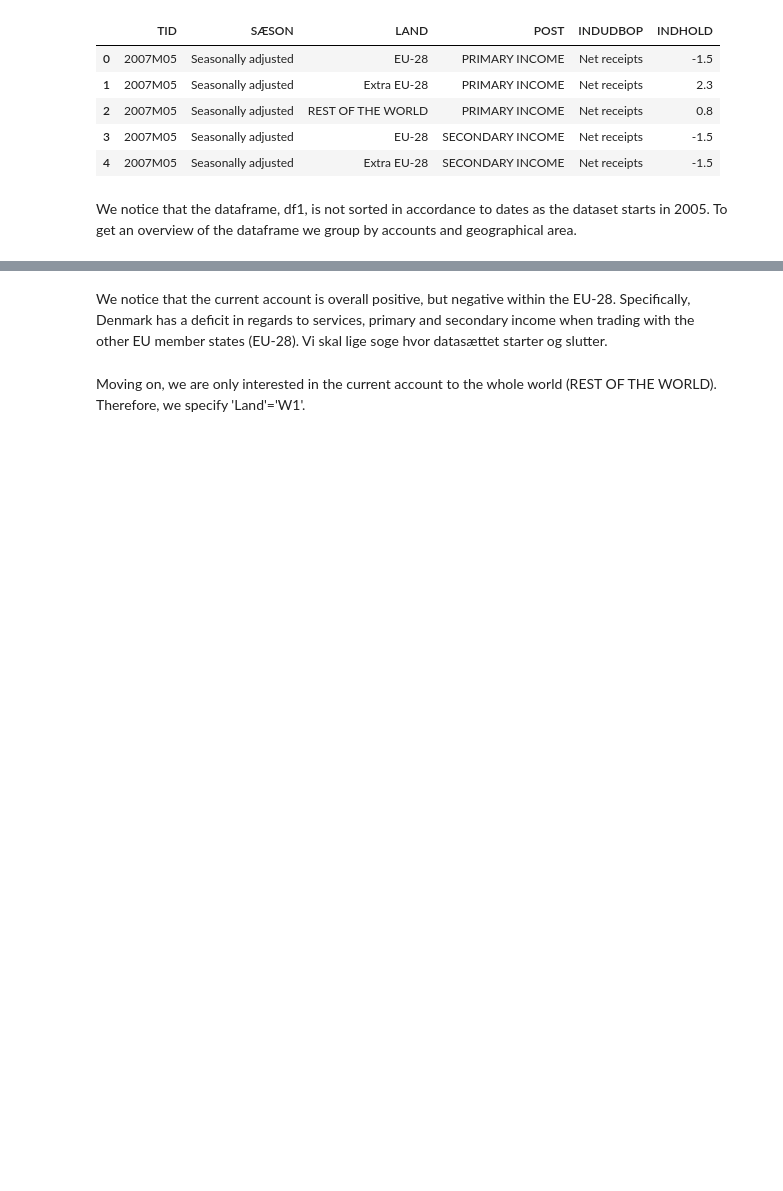
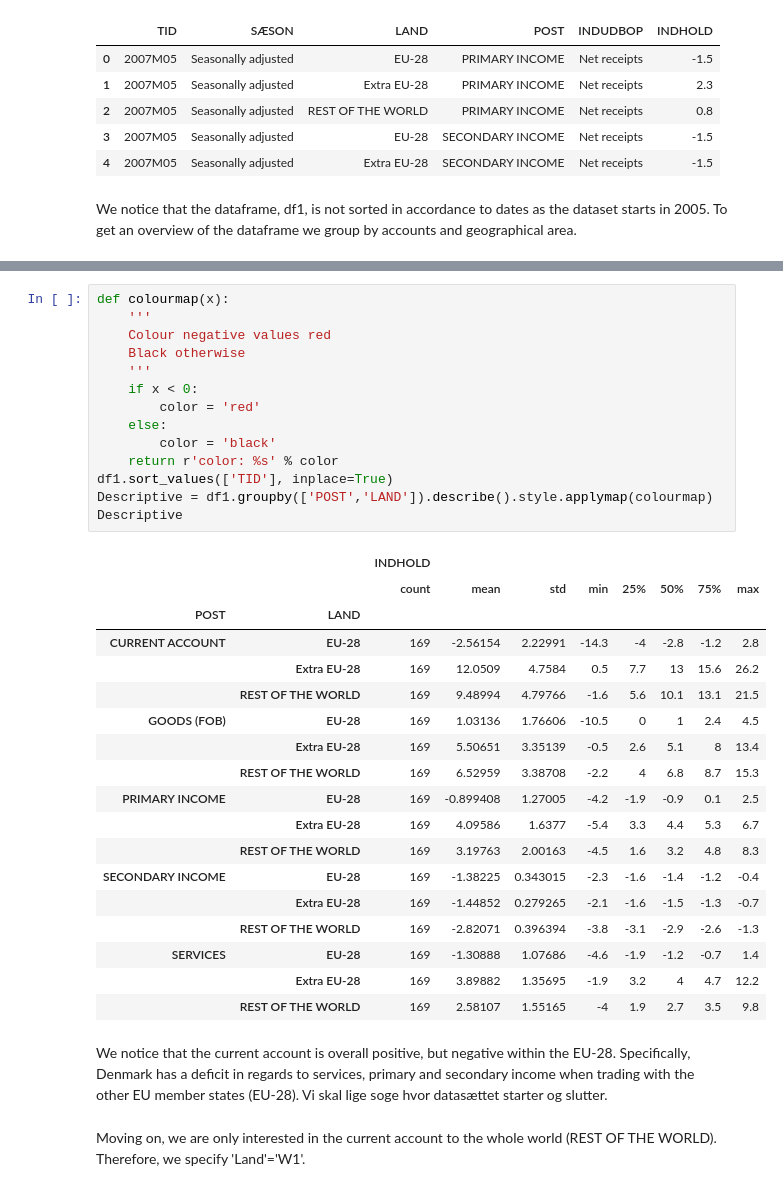
Before and after one commit to NumEconCopenhagen/projects-2019-msc, a Jupyter notebook: dataproject/Data Analysis Project.ipynb, the cells around one changed output, grey strips where cells are left out. Drawn from its saved outputs; the diff is of its cells as text; blank space fills up the shorter version.

```diff
--- a/dataproject/Data Analysis Project.ipynb
+++ b/dataproject/Data Analysis Project.ipynb
@@ -105,3 +84,36 @@ df1.groupby(['POST','LAND']).describe()
+# %%
+def colourmap(x):
+    '''
+    Colour negative values red
+    Black otherwise
+    '''
+    if x < 0:
+        color = 'red'
+    else:
+        color = 'black'
+    return r'color: %s' % color
+df1.sort_values(['TID'], inplace=True)
+Descriptive = df1.groupby(['POST','LAND']).describe().style.applymap(colourmap)
+Descriptive
+# %% [output]
+|  |  | INDHOLD |  |  |  |  |  |  |  |
+|  |  | count | mean | std | min | 25% | 50% | 75% | max |
+| POST | LAND |  |  |  |  |  |  |  |  |
+| CURRENT ACCOUNT | EU-28 | 169 | -2.56154 | 2.22991 | -14.3 | -4 | -2.8 | -1.2 | 2.8 |
+|  | Extra EU-28 | 169 | 12.0509 | 4.7584 | 0.5 | 7.7 | 13 | 15.6 | 26.2 |
+|  | REST OF THE WORLD | 169 | 9.48994 | 4.79766 | -1.6 | 5.6 | 10.1 | 13.1 | 21.5 |
+| GOODS (FOB) | EU-28 | 169 | 1.03136 | 1.76606 | -10.5 | 0 | 1 | 2.4 | 4.5 |
+|  | Extra EU-28 | 169 | 5.50651 | 3.35139 | -0.5 | 2.6 | 5.1 | 8 | 13.4 |
+|  | REST OF THE WORLD | 169 | 6.52959 | 3.38708 | -2.2 | 4 | 6.8 | 8.7 | 15.3 |
+| PRIMARY INCOME | EU-28 | 169 | -0.899408 | 1.27005 | -4.2 | -1.9 | -0.9 | 0.1 | 2.5 |
+|  | Extra EU-28 | 169 | 4.09586 | 1.6377 | -5.4 | 3.3 | 4.4 | 5.3 | 6.7 |
+|  | REST OF THE WORLD | 169 | 3.19763 | 2.00163 | -4.5 | 1.6 | 3.2 | 4.8 | 8.3 |
+| SECONDARY INCOME | EU-28 | 169 | -1.38225 | 0.343015 | -2.3 | -1.6 | -1.4 | -1.2 | -0.4 |
+|  | Extra EU-28 | 169 | -1.44852 | 0.279265 | -2.1 | -1.6 | -1.5 | -1.3 | -0.7 |
+|  | REST OF THE WORLD | 169 | -2.82071 | 0.396394 | -3.8 | -3.1 | -2.9 | -2.6 | -1.3 |
+| SERVICES | EU-28 | 169 | -1.30888 | 1.07686 | -4.6 | -1.9 | -1.2 | -0.7 | 1.4 |
+|  | Extra EU-28 | 169 | 3.89882 | 1.35695 | -1.9 | 3.2 | 4 | 4.7 | 12.2 |
+|  | REST OF THE WORLD | 169 | 2.58107 | 1.55165 | -4 | 1.9 | 2.7 | 3.5 | 9.8 |
 # %% [markdown]
 We notice that the current account is overall positive, but negative within the EU-28. Specifically, Denmark has a deficit in regards to services, primary and secondary income when trading with the other EU member states (EU-28). Vi skal lige soge hvor datasættet starter og slutter.
 # %% [markdown]
```
Also changed, not shown: parts of 10 cells of this notebook.
